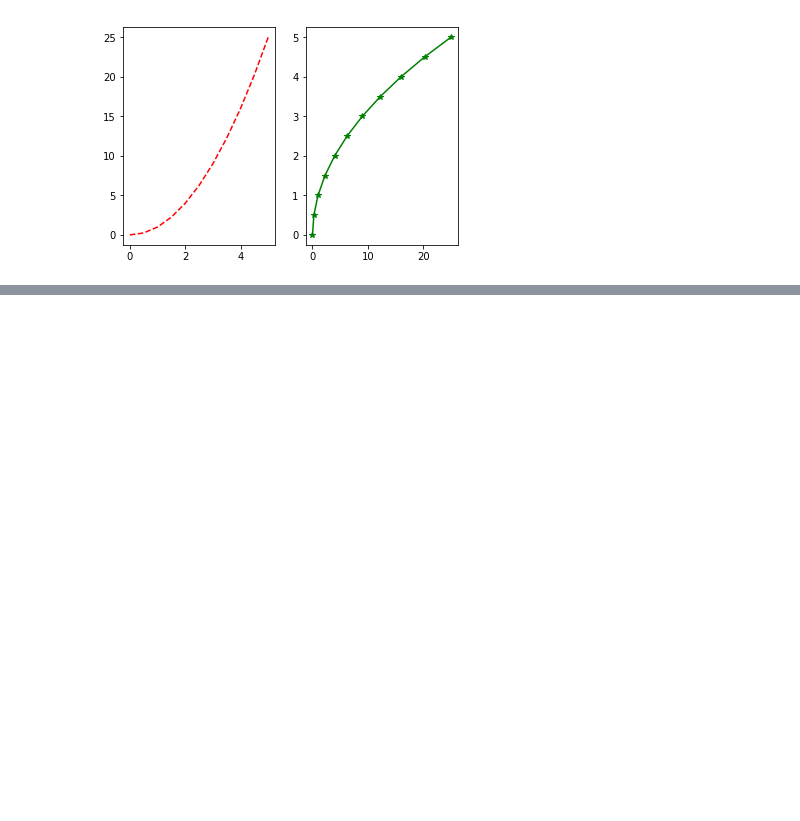
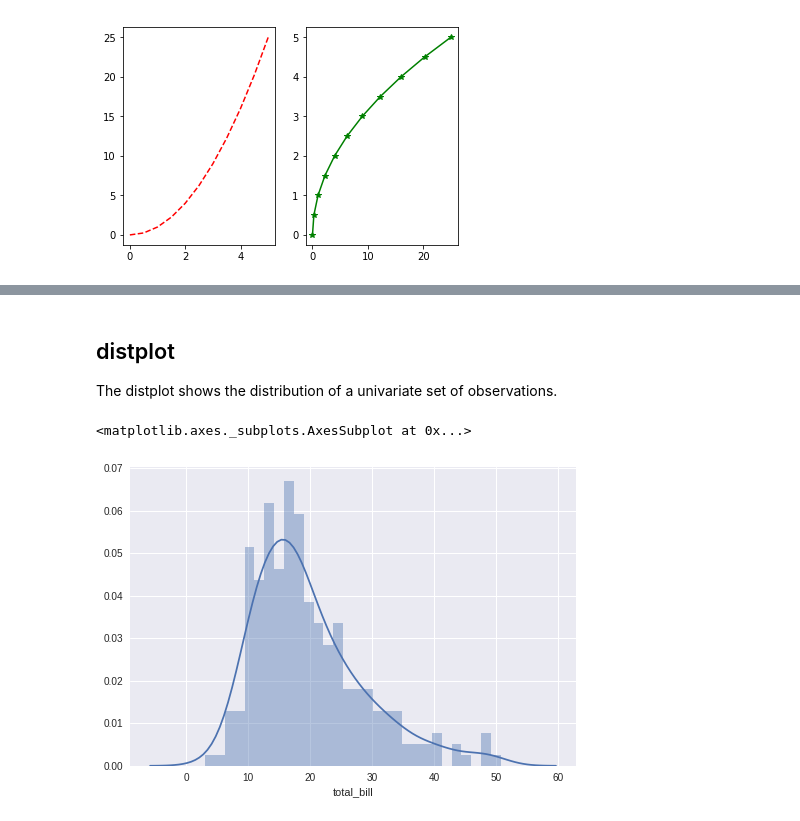
Before and after one commit to msadegh97/machine-learning-course, a Jupyter notebook: appendix-03-Visualization.ipynb, the cells around one changed output, grey strips where cells are left out. Drawn from its saved outputs; the diff is of its cells as text; code cells hidden in the pictures; blank space fills up the shorter version.

```diff
--- a/appendix-03-Visualization.ipynb
+++ b/appendix-03-Visualization.ipynb
@@ -65,0 +100,5 @@ plt.boxplot(data,vert=True,patch_artist=True);
+# %%
+
+tips = sns.load_dataset('tips')
+
+tips.head()
@@ -65,0 +112,9 @@ plt.boxplot(data,vert=True,patch_artist=True);
+# %% [markdown]
+## distplot
+
+The distplot shows the distribution of a univariate set of observations.
+# %%
+sns.distplot(tips['total_bill'],bins=30)
+# %% [output]
+<matplotlib.axes._subplots.AxesSubplot at 0x...>
+[figure, added]
```
Also changed, not shown: parts of 18 cells of this notebook, 6 other files.
